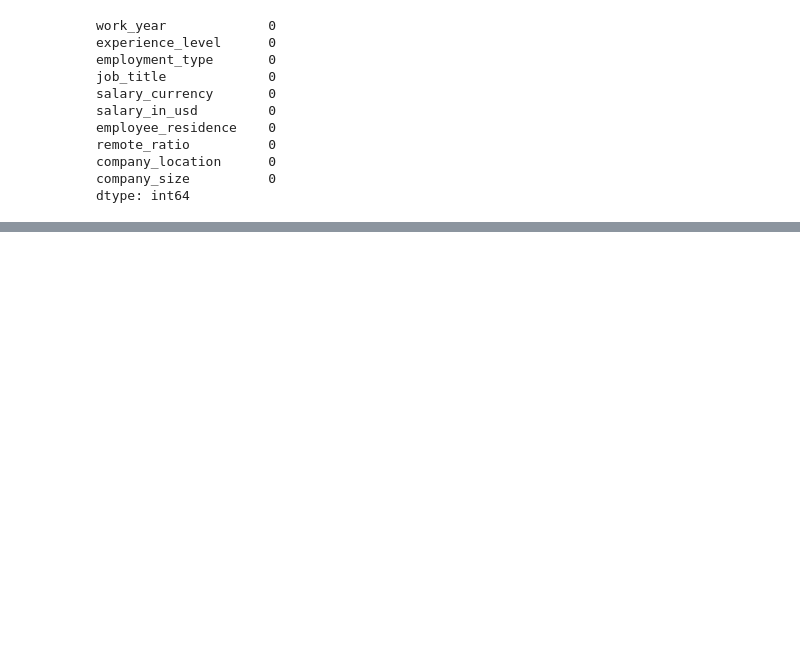
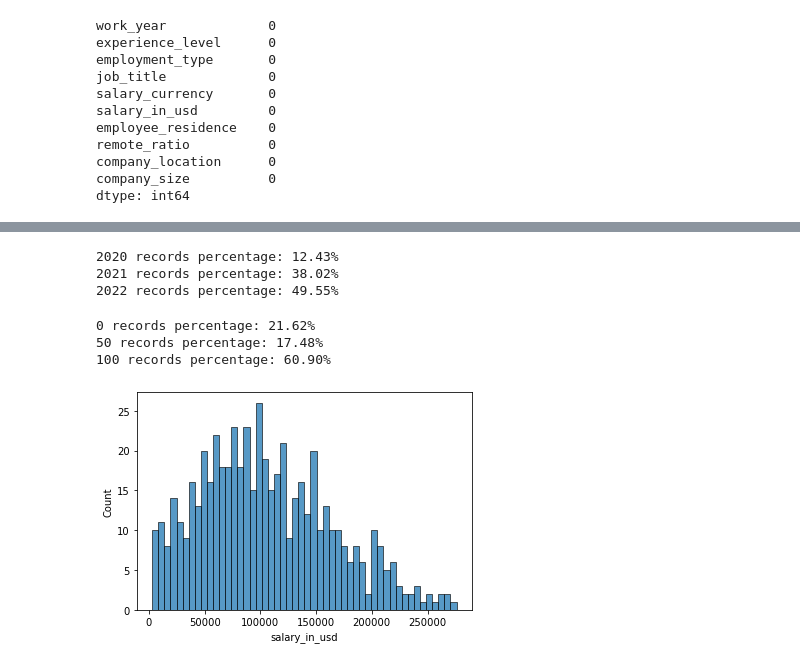
Before and after one commit to Moaaz-Mahmoud/Data-Science-Salaries-Analysis, a Jupyter notebook: notebook.ipynb, the cells around one changed output, grey strips where cells are left out. Cells and saved outputs as stored; diff of their text form; code cells hidden in the pictures; blank space fills up the shorter version.

```diff
--- a/notebook.ipynb
+++ b/notebook.ipynb
@@ -121,0 +226,18 @@ dtype: int64
+# %%
+view_percentages(df, 'work_year')
+# %% [output]
+2020 records percentage: 12.43%
+2021 records percentage: 38.02%
+2022 records percentage: 49.55%
+# %%
+view_percentages(df, 'remote_ratio')
+# %% [output]
+0 records percentage: 21.62%
+50 records percentage: 17.48%
+100 records percentage: 60.90%
+# %%
+df = df[df['salary_in_usd'] < 300000]
+plt.figure(figsize=(6, 4))
+g = sns.histplot(data=df, x='salary_in_usd', bins=50)
+# %% [output]
+[figure, added]
```
Also changed, not shown: parts of 12 cells of this notebook.
